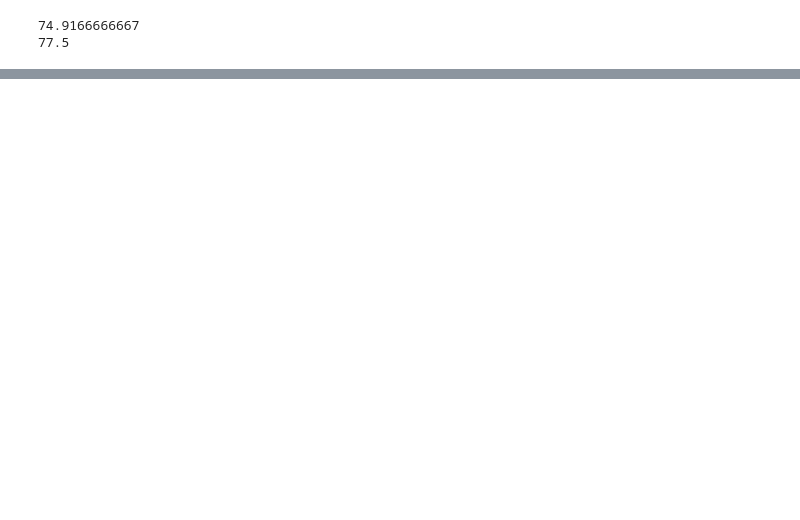
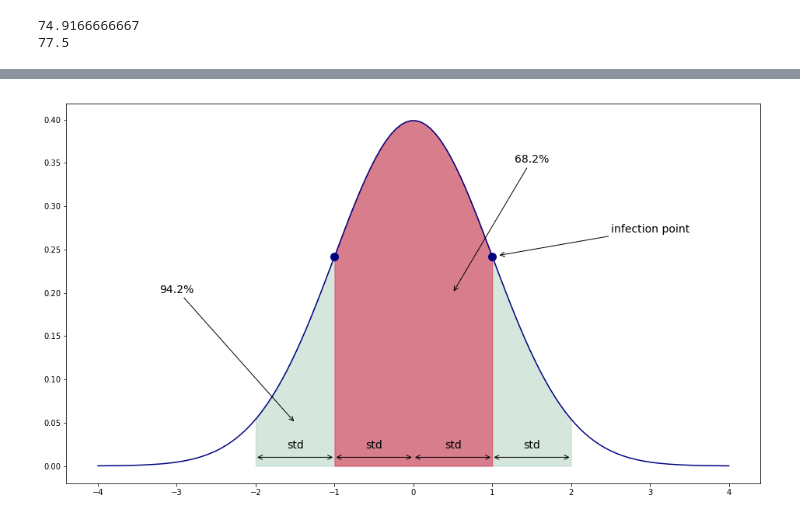
Before and after one commit to grochmal/daml, a Jupyter notebook: stats/stats-basics.ipynb, the cells around one changed output, grey strips where cells are left out. Drawn from its saved outputs; the diff is of its cells as text; code cells hidden in the pictures; blank space fills up the shorter version.

```diff
--- a/stats/stats-basics.ipynb
+++ b/stats/stats-basics.ipynb
@@ -96,0 +171,39 @@ print(stats.pearsonr(arr, acr))
+# %%
+def gaussian(x, mean=0, std=1, var=1):
+    return np.exp(-np.square(x-mean)/2*var)/(np.sqrt(2*np.pi*var))
+
+arrow = {'facecolor': 'black', 'arrowstyle': '->'}
+text = {'fontsize': 14, 'ha': 'center', 'arrowprops': arrow}
+fig, ax = plt.subplots(figsize=(16, 9))
+
+x = np.linspace(-4, 4, 128)
+y = gaussian(x)
+ax.plot(x, y, color='navy')
+x = np.linspace(-2, 2, 128)
+y = gaussian(x)
+ax.fill_between(x, y, alpha=0.2, color='seagreen')
+ax.annotate('94.2%', xy=(-1.5, 0.05), xytext=(-3, 0.2), **text)
+
+x = np.linspace(-1, 1, 128)
+y = gaussian(x)
+ax.fill_between(x, y, alpha=0.5, color='crimson')
+ax.annotate('68.2%', xy=(0.5, 0.2), xytext=(1.5, 0.35), **text)
+
+x = np.array([-1, 1])
+y = gaussian(x)
+ax.scatter(x, y, s=100, color='navy')
+ax.annotate('infection point', xy=(x[1]+0.07, y[1]+0.001), xytext=(3, 0.27), **text)
+
+def plot_std(ax, xy_left, xy_right):
+    arrow['arrowstyle'] = '<->'
+    ax.annotate('', xy=xy_left, xytext=xy_right, **text)
+    xcentre = xy_left[0] + (xy_right[0] - xy_left[0])/2
+    ax.text(xcentre, xy_left[1] + 0.01, 'std', ha='center', fontsize=14)
+    arrow['arrowstyle'] = '->'
+
+plot_std(ax, (-2, 0.01), (-1, 0.01))
+plot_std(ax, (-1, 0.01), (0, 0.01))
+plot_std(ax, (0, 0.01), (1, 0.01))
+plot_std(ax, (1, 0.01), (2, 0.01))
+# %% [output]
+[figure, added]
```
Also changed, not shown: parts of 20 cells of this notebook, 4 other files.
